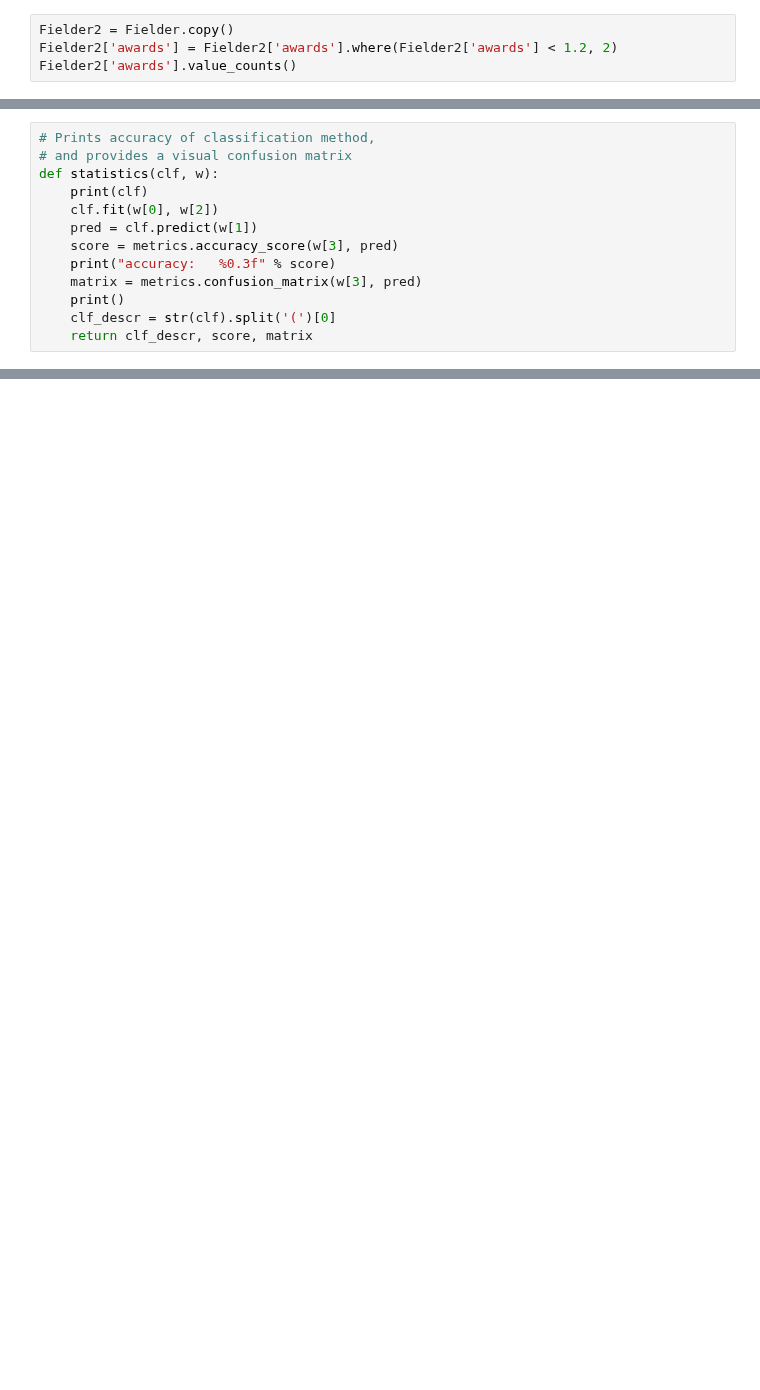
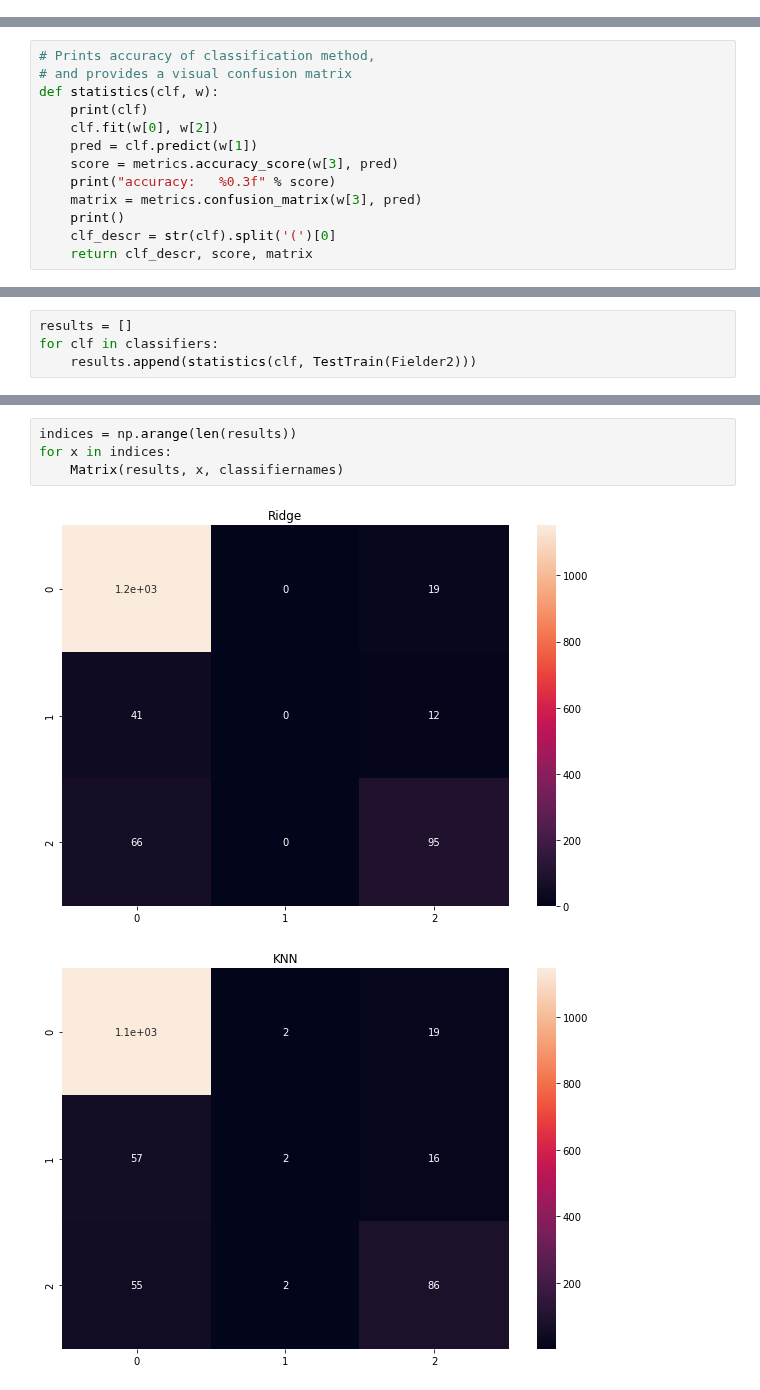
Before and after one commit to aradaha/Baseball-Stats-Project, a Jupyter notebook: Capstone2.ipynb, the cells around one changed output, grey strips where cells are left out. Cells and saved outputs as stored; diff of their text form; blank space fills up the shorter version.

```diff
--- a/Capstone2.ipynb
+++ b/Capstone2.ipynb
@@ -171,4 +132,0 @@ Name: awards, dtype: int64
-# %%
-Fielder2 = Fielder.copy()
-Fielder2['awards'] = Fielder2['awards'].where(Fielder2['awards'] < 1.2, 2)
-Fielder2['awards'].value_counts()
@@ -237,0 +205,4 @@ array([[2209,   28],
+# %%
+results = []
+for clf in classifiers:
+    results.append(statistics(clf, TestTrain(Fielder2)))
@@ -237,0 +227,7 @@ array([[2209,   28],
+# %%
+indices = np.arange(len(results))
+for x in indices:
+    Matrix(results, x, classifiernames)
+# %% [output]
+[figure, added]
+[figure, added]
```
Also changed, not shown: parts of 26 cells of this notebook.
